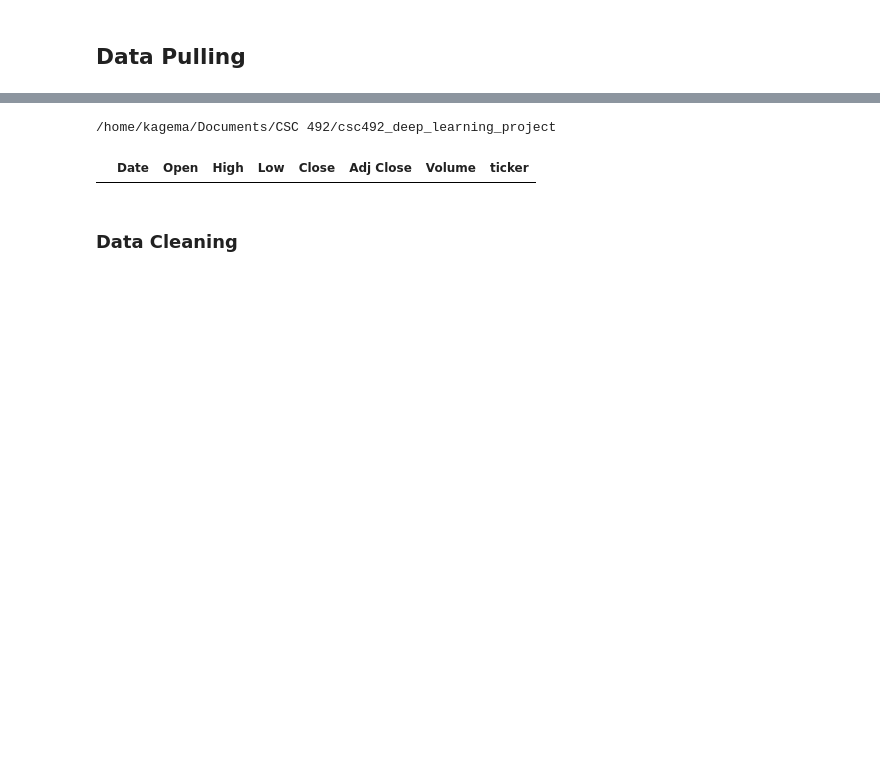
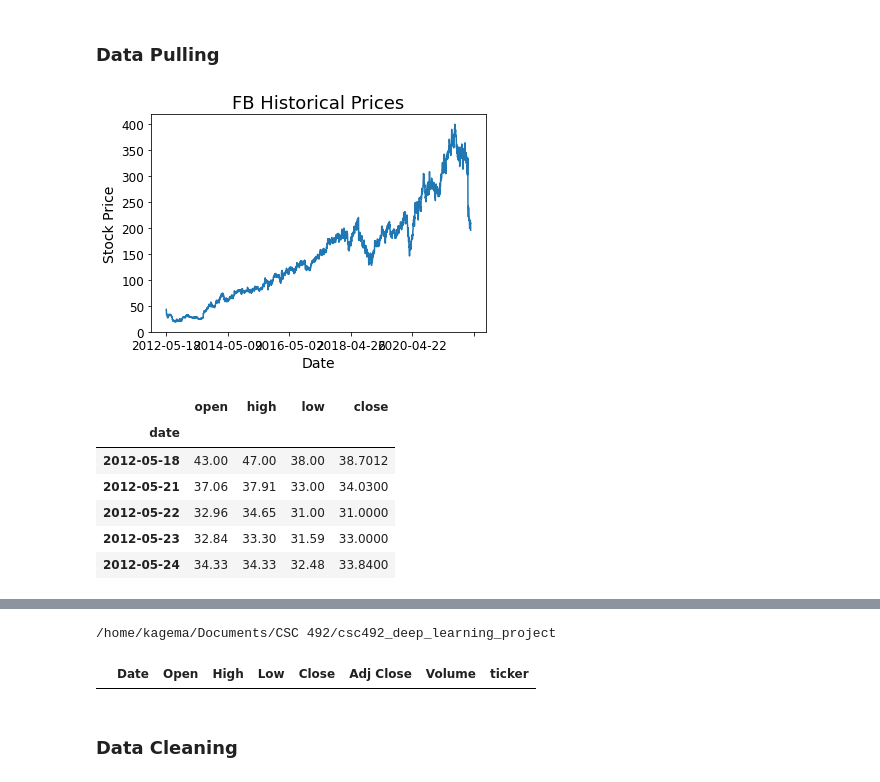
Before and after one commit to mkmuriithi/csc492_deep_learning_project, a Jupyter notebook: algo_repo/Brainstorm.ipynb, the cells around one changed output, grey strips where cells are left out. Drawn from its saved outputs; the diff is of its cells as text; code cells hidden in the pictures; blank space fills up the shorter version.

```diff
--- a/algo_repo/Brainstorm.ipynb
+++ b/algo_repo/Brainstorm.ipynb
@@ -16,2 +41,15 @@ pd.set_option('display.max_columns', None)
 # %% [markdown]
-<h2>Data Pulling</h2>
+<h3>Data Pulling</h3>
+# %%
+test_symbols = ["AAPL", "GOOG", "FB"]
+df_fb = get_historic_data("FB")
+df_fb.head()
+# %% [output]
+[figure, added]
+|  | open | high | low | close |
+| date |  |  |  |  |
+| 2012-05-18 | 43.00 | 47.00 | 38.00 | 38.7012 |
+| 2012-05-21 | 37.06 | 37.91 | 33.00 | 34.0300 |
+| 2012-05-22 | 32.96 | 34.65 | 31.00 | 31.0000 |
+| 2012-05-23 | 32.84 | 33.30 | 31.59 | 33.0000 |
+| 2012-05-24 | 34.33 | 34.33 | 32.48 | 33.8400 |
```
Also changed, not shown: parts of 6 cells of this notebook, 2 other files.
